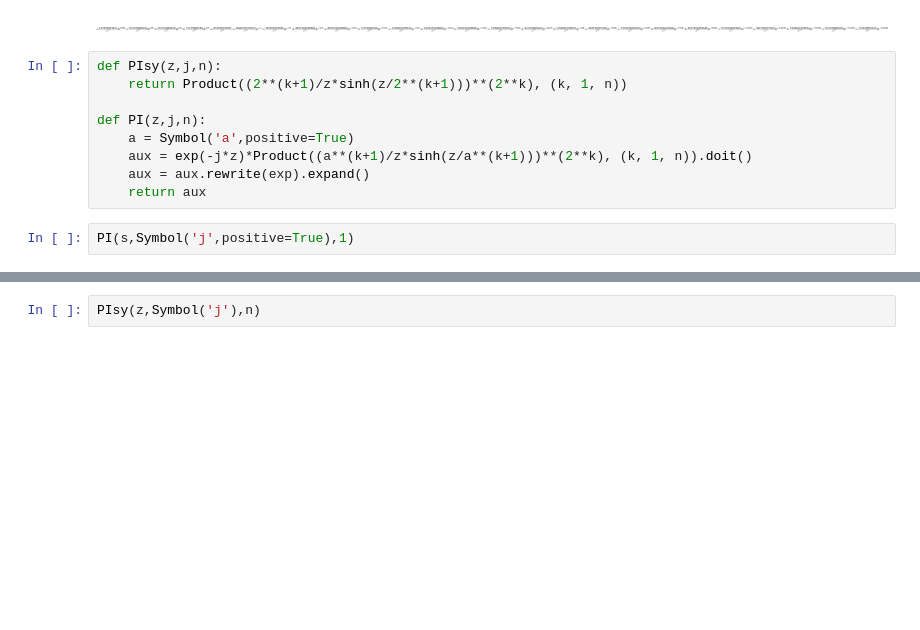
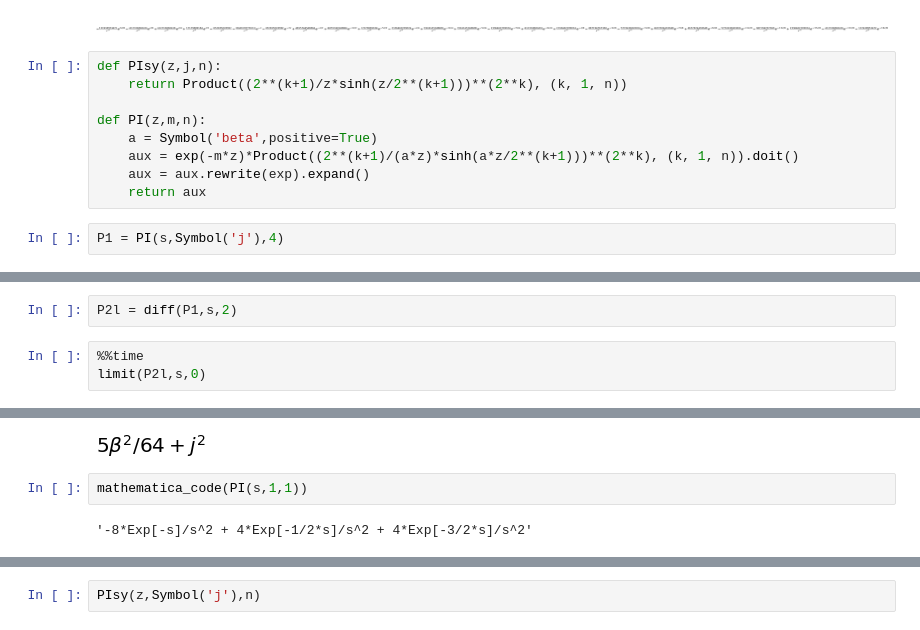
Before and after one commit to orahcio/fluxos, a Jupyter notebook: greatflows.ipynb, the cells around one changed output, grey strips where cells are left out. Saved outputs shown, nothing was run; the diff lists cells and outputs as text; blank space fills up the shorter version.

```diff
--- a/greatflows.ipynb
+++ b/greatflows.ipynb
@@ -81,10 +81,10 @@ expr.rewrite(exp).expand()
 def PIsy(z,j,n):
     return Product((2**(k+1)/z*sinh(z/2**(k+1)))**(2**k), (k, 1, n))
 
-def PI(z,j,n):
-    a = Symbol('a',positive=True)
-    aux = exp(-j*z)*Product((a**(k+1)/z*sinh(z/a**(k+1)))**(2**k), (k, 1, n)).doit()
+def PI(z,m,n):
+    a = Symbol('beta',positive=True)
+    aux = exp(-m*z)*Product((2**(k+1)/(a*z)*sinh(a*z/2**(k+1)))**(2**k), (k, 1, n)).doit()
     aux = aux.rewrite(exp).expand()
     return aux
 # %%
-PI(s,Symbol('j',positive=True),1)
+P1 = PI(s,Symbol('j'),4)
@@ -92,0 +95,6 @@ PI(s,Symbol('j',positive=True),1)
+# %%
+P2l = diff(P1,s,2)
+# %%
+%%time
+limit(P2l,s,0)
+# %% [output]
@@ -93 +103,6 @@ PI(s,Symbol('j',positive=True),1)
+[figure, added]
+# %%
+mathematica_code(PI(s,1,1))
+# %% [output]
+'-8*Exp[-s]/s^2 + 4*Exp[-1/2*s]/s^2 + 4*Exp[-3/2*s]/s^2'
 # %%
```
Also changed, not shown: parts of 13 cells of this notebook, 1 other file.
